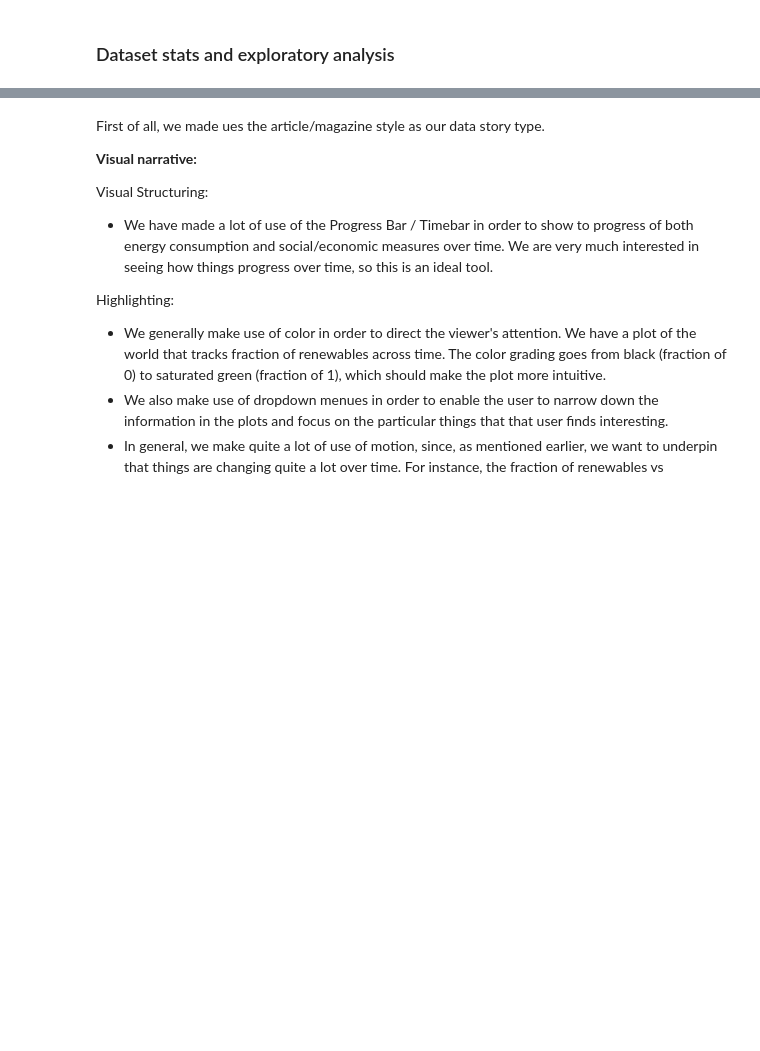
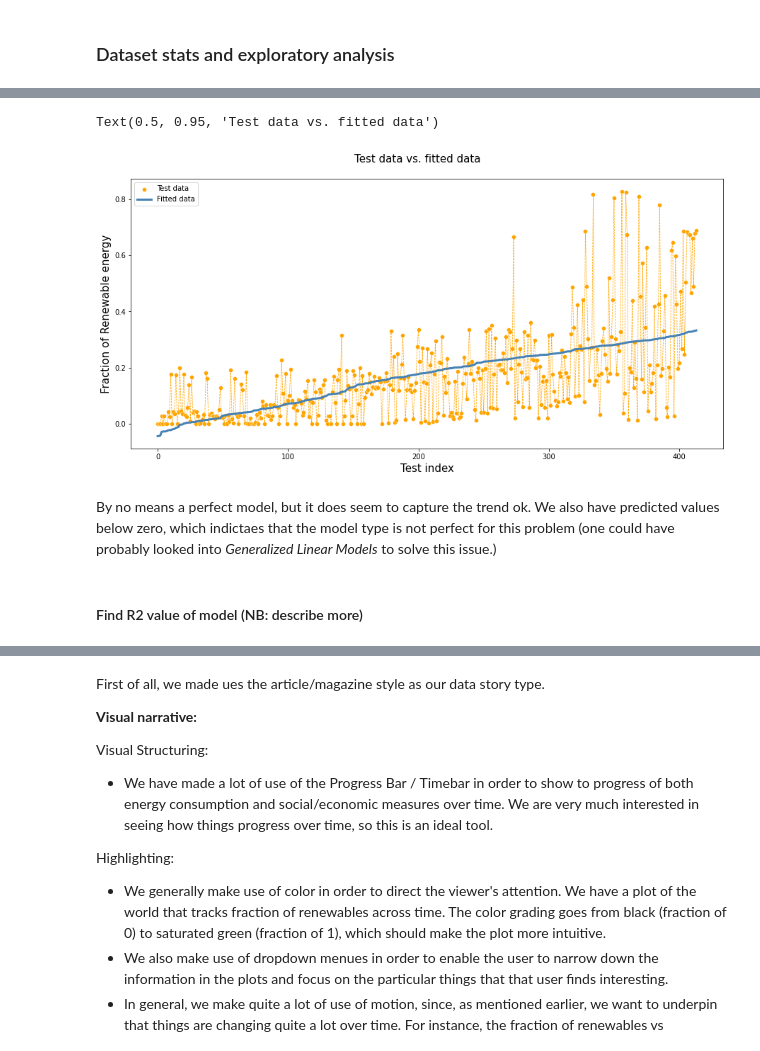
Before and after one commit to Moesen/SocialDataFinalProject, a Jupyter notebook: notebooks/final_notebook.ipynb, the cells around one changed output, grey strips where cells are left out. Drawn from its saved outputs; the diff is of its cells as text; code cells hidden in the pictures; blank space fills up the shorter version.

```diff
--- a/notebooks/final_notebook.ipynb
+++ b/notebooks/final_notebook.ipynb
@@ -593,0 +754,28 @@ Splitting data into countries and areas
+# %%
+# Extract predictions and test values and sort them according to the predicted values
+y_test_dat = y_test.to_numpy().ravel()
+y_hat_dat = pls.predict(X_test_std.to_numpy()).ravel()
+
+sort_indx = np.argsort(y_hat_dat)
+y_test_sorted = y_test_dat[sort_indx]
+y_hat_sorted = y_hat_dat[sort_indx]
+
+# Df for test data and predictions
+test_data = pd.DataFrame({'y_test':y_test_sorted,'y_hat':y_hat_sorted, 'y_cont':X1['Continent'].iloc[X_test.index]})
+test_data = test_data.reset_index().drop(columns='index')
+# %%
+# Plot the results
+fig, ax = plt.subplots(1,1,figsize=(15,7))
+sns.lineplot(data=test_data, x=test_data.index, y='y_test',ax=ax, linewidth=0.75, color='orange', linestyle='--')
+sns.scatterplot(data=test_data,x=test_data.index,y='y_test',ax=ax, color='orange', label='Test data')
+sns.lineplot(data=test_data, x=test_data.index, y='y_hat',ax=ax, color='steelblue', linewidth=3, label='Fitted data')
+ax.set_ylabel('Fraction of Renewable energy', fontsize=15)
+ax.set_xlabel('Test index', fontsize=15)
+fig.suptitle('Test data vs. fitted data', fontsize=15, y=0.95)
+# %% [output]
+Text(0.5, 0.95, 'Test data vs. fitted data')
+[figure, added]
+# %% [markdown]
+By no means a perfect model, but it does seem to capture the trend ok. We also have predicted values below zero, which indictaes that the model type is not perfect for this problem (one could have probably looked into *Generalized Linear Models* to solve this issue.)
+# %% [markdown]
+#### Find R2 value of model (NB: describe more)
```
Also changed, not shown: parts of 26 cells of this notebook.
